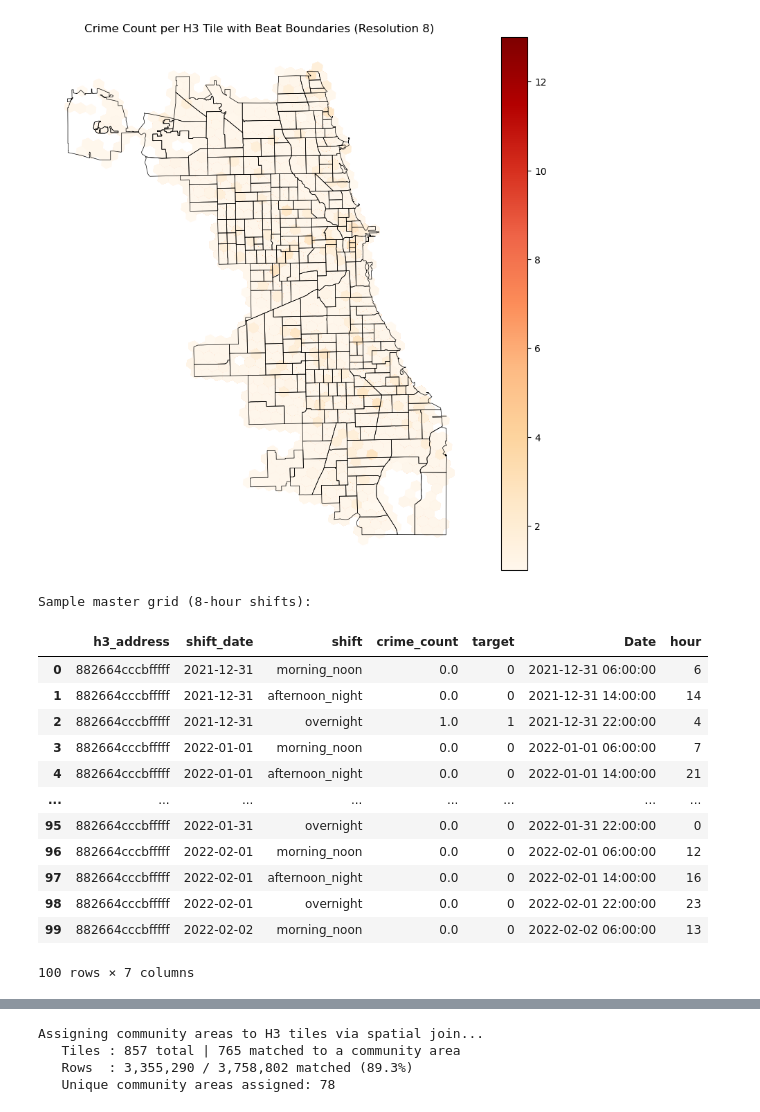
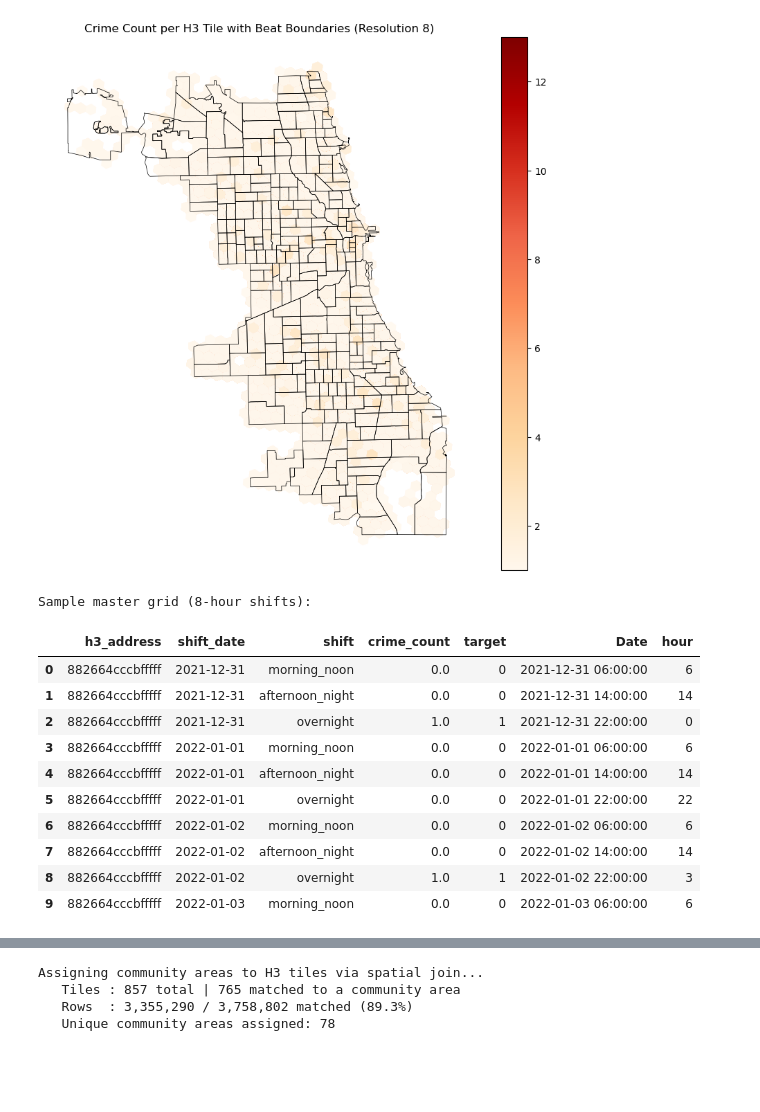
Before and after one commit to e1548423/Team23_IT5006_Predictive_Policing_AY2526Sem2, a Jupyter notebook: ML/Model/Crime_Prediction_Training (Violent Crime).ipynb, the cells around one changed output, grey strips where cells are left out. Drawn from its saved outputs; the diff is of its cells as text; code cells hidden in the pictures; blank space fills up the shorter version.

```diff
--- a/ML/Model/Crime_Prediction_Training (Violent Crime).ipynb
+++ b/ML/Model/Crime_Prediction_Training (Violent Crime).ipynb
@@ -412,20 +383,18 @@ final_df["hour"] = final_df.apply(
 # %%
 # Preview the shift-level master grid
 print("\nSample master grid (8-hour shifts):")
 preview_cols = ["h3_address", "shift_date", "shift", "crime_count", "target", "Date", "hour"]
-final_df[preview_cols].head(100)
+final_df[preview_cols].head(10)
 # %% [output]
 Sample master grid (8-hour shifts):
 |  | h3_address | shift_date | shift | crime_count | target | Date | hour |
 | 0 | 882664cccbfffff | 2021-12-31 | morning_noon | 0.0 | 0 | 2021-12-31 06:00:00 | 6 |
 | 1 | 882664cccbfffff | 2021-12-31 | afternoon_night | 0.0 | 0 | 2021-12-31 14:00:00 | 14 |
-| 2 | 882664cccbfffff | 2021-12-31 | overnight | 1.0 | 1 | 2021-12-31 22:00:00 | 4 |
-| 3 | 882664cccbfffff | 2022-01-01 | morning_noon | 0.0 | 0 | 2022-01-01 06:00:00 | 7 |
-| 4 | 882664cccbfffff | 2022-01-01 | afternoon_night | 0.0 | 0 | 2022-01-01 14:00:00 | 21 |
-| ... | ... | ... | ... | ... | ... | ... | ... |
-| 95 | 882664cccbfffff | 2022-01-31 | overnight | 0.0 | 0 | 2022-01-31 22:00:00 | 0 |
-| 96 | 882664cccbfffff | 2022-02-01 | morning_noon | 0.0 | 0 | 2022-02-01 06:00:00 | 12 |
-| 97 | 882664cccbfffff | 2022-02-01 | afternoon_night | 0.0 | 0 | 2022-02-01 14:00:00 | 16 |
-| 98 | 882664cccbfffff | 2022-02-01 | overnight | 0.0 | 0 | 2022-02-01 22:00:00 | 23 |
-| 99 | 882664cccbfffff | 2022-02-02 | morning_noon | 0.0 | 0 | 2022-02-02 06:00:00 | 13 |
+| 2 | 882664cccbfffff | 2021-12-31 | overnight | 1.0 | 1 | 2021-12-31 22:00:00 | 0 |
+| 3 | 882664cccbfffff | 2022-01-01 | morning_noon | 0.0 | 0 | 2022-01-01 06:00:00 | 6 |
+| 4 | 882664cccbfffff | 2022-01-01 | afternoon_night | 0.0 | 0 | 2022-01-01 14:00:00 | 14 |
+| 5 | 882664cccbfffff | 2022-01-01 | overnight | 0.0 | 0 | 2022-01-01 22:00:00 | 22 |
+| 6 | 882664cccbfffff | 2022-01-02 | morning_noon | 0.0 | 0 | 2022-01-02 06:00:00 | 6 |
+| 7 | 882664cccbfffff | 2022-01-02 | afternoon_night | 0.0 | 0 | 2022-01-02 14:00:00 | 14 |
+| 8 | 882664cccbfffff | 2022-01-02 | overnight | 1.0 | 1 | 2022-01-02 22:00:00 | 3 |
+| 9 | 882664cccbfffff | 2022-01-03 | morning_noon | 0.0 | 0 | 2022-01-03 06:00:00 | 6 |
-100 rows × 7 columns
```
Also changed, not shown: parts of 33 cells of this notebook.
